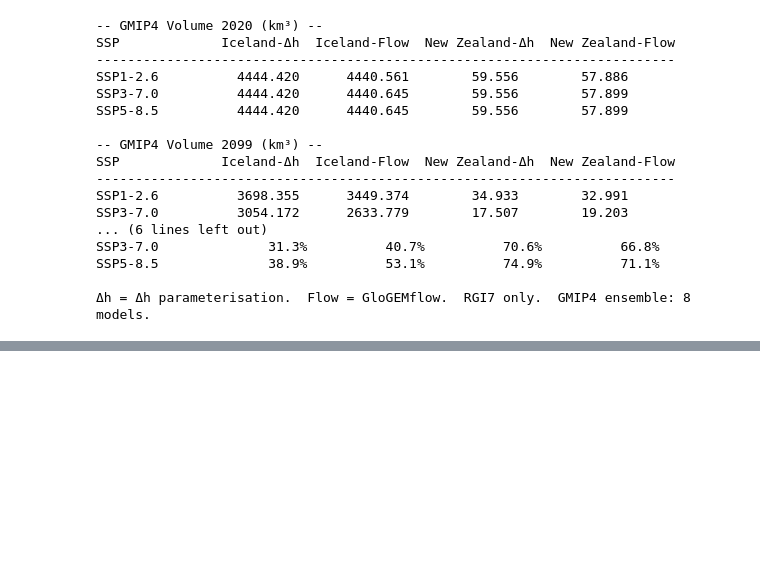
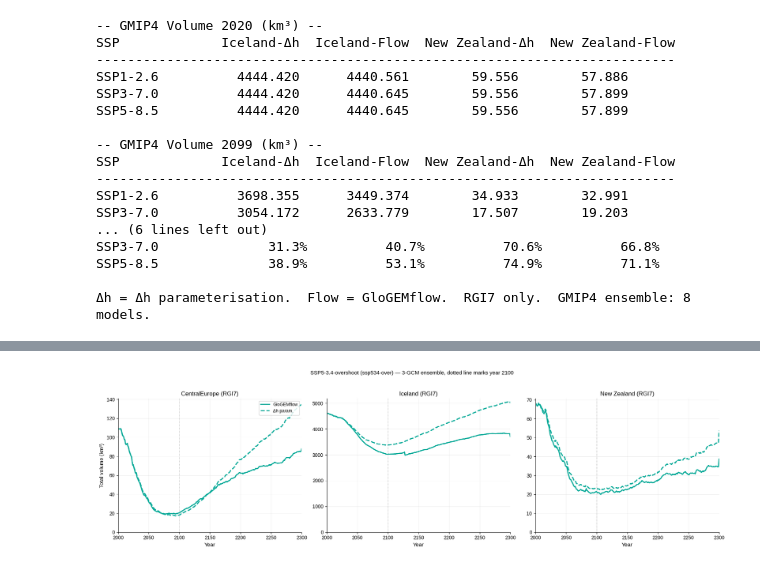
Before and after one commit to eth-vaw-glaciology/GloGEM, a Jupyter notebook: flow_analysis/comparison_regions_full.ipynb, the cells around one changed output, grey strips where cells are left out. Drawn from its saved outputs; the diff is of its cells as text; code cells hidden in the pictures; blank space fills up the shorter version.

```diff
--- a/flow_analysis/comparison_regions_full.ipynb
+++ b/flow_analysis/comparison_regions_full.ipynb
@@ -1041,0 +1057,19 @@ SSP5-8.5              38.9%          53.1%          74.9%          71.1%
+# %%
+# ── Overshoot (ssp534-over) GCM roster + extended time axis ──────────────────
+# 4 of the 8 GMIP4 GCMs submitted ssp534-over. MIROC6 is excluded from this
+# ensemble: its run stops at exactly 2100 (procedures/initialise/check_tran.pro)
+# -- precisely where the overshoot scenario's defining feature (the post-peak
+# decline) begins -- so it never actually exhibits overshoot behaviour and
+# isn't a meaningful ensemble member for any year, not just the post-2100 ones.
+# The remaining 3 all extend to 2299/2300 (confirmed on disk: CESM2-WACCM 360,
+# IPSL-CM6A-LR 361, MRI-ESM2-0 361 year-columns) -- still 1 year ragged between
+# CESM2-WACCM and the other two, hence load_mean's NaN-pad + nanmean below.
+OVERSHOOT_GCMS  = ['CESM2-WACCM', 'IPSL-CM6A-LR', 'MRI-ESM2-0']
+OVERSHOOT_SSP   = 'ssp534-over'
+OVERSHOOT_LABEL = 'SSP5-3.4-overshoot'
+OVERSHOOT_COLOR = '#00A896'
+
+OVERSHOOT_N_YEARS = 361                                    # 1940-2300 inclusive
+overshoot_years   = np.arange(TRAN0, TRAN0 + OVERSHOOT_N_YEARS)
+I_2100 = 2100 - TRAN0
+I_2300 = OVERSHOOT_N_YEARS - 1
@@ -1041,0 +1114,30 @@ SSP5-8.5              38.9%          53.1%          74.9%          71.1%
+# %%
+# ── Figure (overshoot): Total volume 2000-2300 — CentralEurope / Iceland / New Zealand (RGI7) ──
+fig, axes = plt.subplots(1, 3, figsize=(18, 5))
+
+for ax, (region_label, vol_region) in zip(axes, OS_REGIONS):
+    for tag, ls in [('flow', '-'), ('dh', '--')]:
+        v = vol_region[tag]
+        if v is not None:
+            ax.plot(overshoot_years, v, color=OVERSHOOT_COLOR, ls=ls, lw=2.2)
+    ax.axvline(2100, color='0.6', lw=0.8, ls=':', zorder=0)
+    ax.set_xlim(2000, 2300)
+    ax.set_ylim(bottom=0)
+    ax.set_xlabel('Year', fontsize=11)
+    ax.set_title(f'{region_label} (RGI7)', fontsize=12)
+    ax.grid(True, alpha=0.25, lw=0.6)
+
+axes[0].set_ylabel('Total volume (km³)', fontsize=11)
+fig.suptitle(f'{OVERSHOOT_LABEL} ({OVERSHOOT_SSP}) — {len(OVERSHOOT_GCMS)}-GCM ensemble, dotted line marks year 2100',
+             fontsize=11, y=1.03)
+
+legend_mdl = [
+    Line2D([0], [0], color=OVERSHOOT_COLOR, ls='-',  lw=2.2, label='GloGEMflow'),
+    Line2D([0], [0], color=OVERSHOOT_COLOR, ls='--', lw=2.2, label='Δh param.'),
+]
+axes[0].legend(handles=legend_mdl, fontsize=9, loc='upper right', framealpha=0.85)
+
+fig.tight_layout()
+plt.show()
+# %% [output]
+[figure, added]
```
Also changed, not shown: parts of 4 cells of this notebook.
